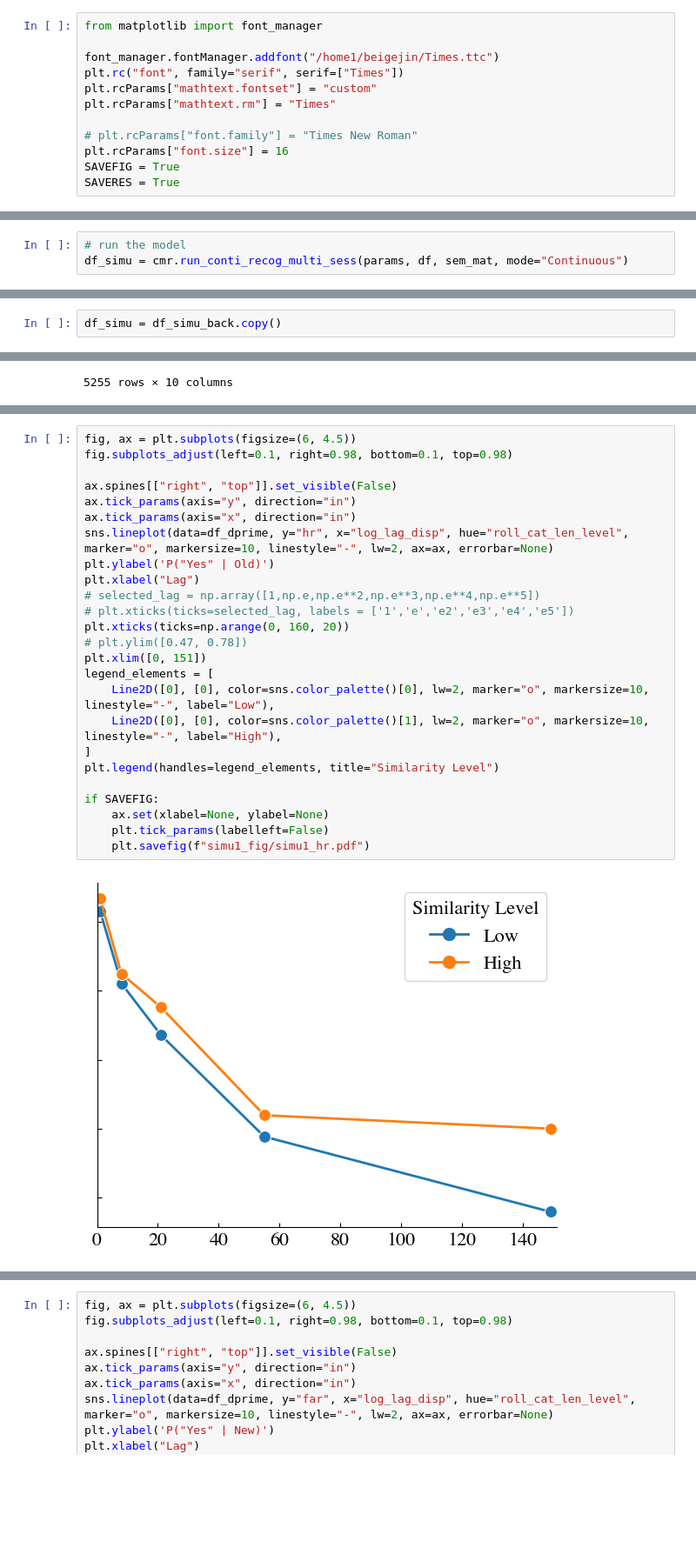
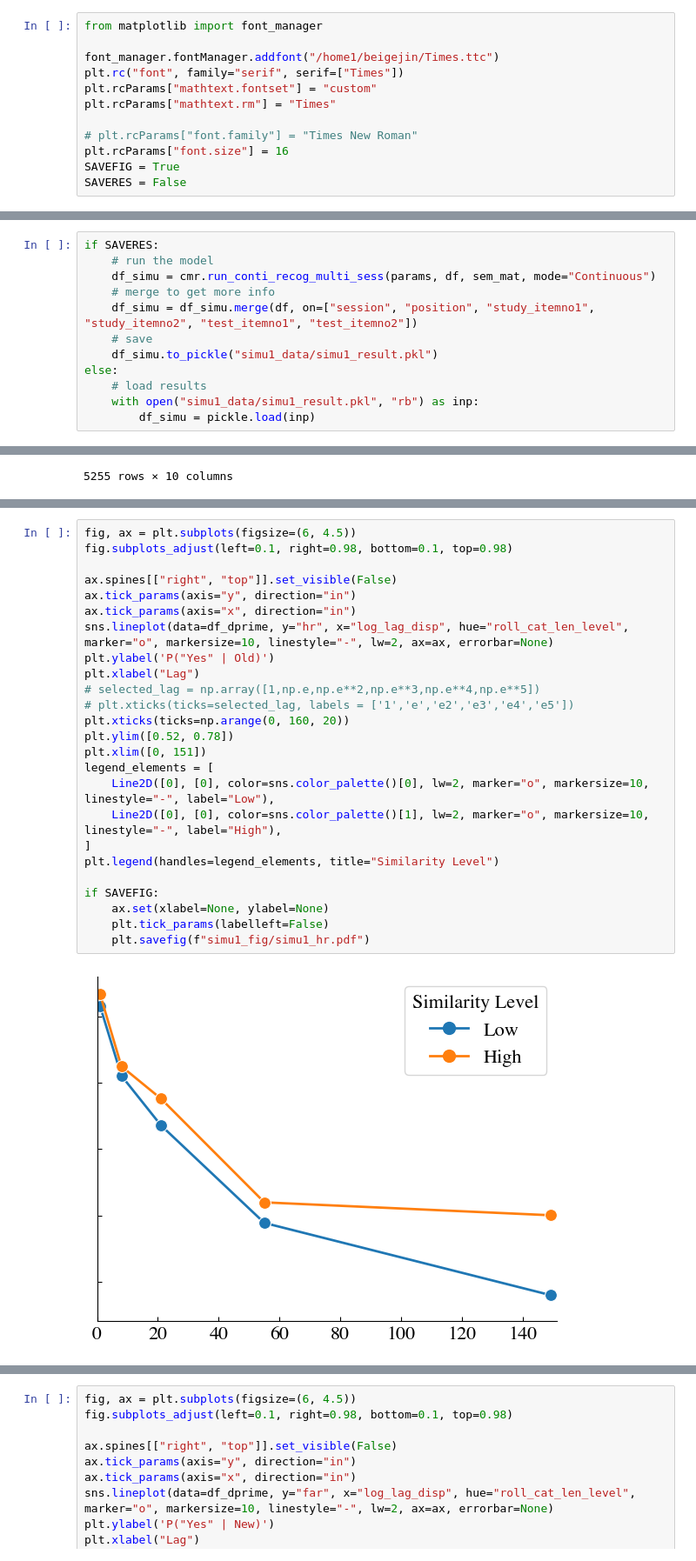
Before and after one commit to pennmem/CMR-IA, a Jupyter notebook: Analysis/simu1_recog_recsim/simu1_main.ipynb, the cells around one changed output, grey strips where cells are left out. Shown at 87% size. Drawn from its saved outputs; the diff is of its cells as text; blank space fills up the shorter version.

```diff
--- a/Analysis/simu1_recog_recsim/simu1_main.ipynb
+++ b/Analysis/simu1_recog_recsim/simu1_main.ipynb
@@ -23,7 +23,7 @@ plt.rcParams["mathtext.rm"] = "Times"
 # plt.rcParams["font.family"] = "Times New Roman"
 plt.rcParams["font.size"] = 16
 SAVEFIG = True
-SAVERES = True
+SAVERES = False
 # %% [markdown]
 ## Load Stimuli and Semantic Matrix
 # %%
@@ -115,5 +115,14 @@ params
 # threshs += cmr_model.recog_threshs
 # probs = cmr_model.recog_probs
 # %%
-# run the model
-df_simu = cmr.run_conti_recog_multi_sess(params, df, sem_mat, mode="Continuous")
+if SAVERES:
+    # run the model
+    df_simu = cmr.run_conti_recog_multi_sess(params, df, sem_mat, mode="Continuous")
+    # merge to get more info
+    df_simu = df_simu.merge(df, on=["session", "position", "study_itemno1", "study_itemno2", "test_itemno1", "test_itemno2"])
+    # save
+    df_simu.to_pickle("simu1_data/simu1_result.pkl")
+else:
+    # load results
+    with open("simu1_data/simu1_result.pkl", "rb") as inp:
+        df_simu = pickle.load(inp)
@@ -220,5 +201,3 @@ df_simu_back = df_simu.copy()
-# %%
-df_simu = df_simu_back.copy()
 # %%
 # calculate the rolling category length
 rolling_window = 9
@@ -491,28 +470,28 @@ df_dprime
 # %%
 fig, ax = plt.subplots(figsize=(6, 4.5))
 fig.subplots_adjust(left=0.1, right=0.98, bottom=0.1, top=0.98)
 
 ax.spines[["right", "top"]].set_visible(False)
 ax.tick_params(axis="y", direction="in")
 ax.tick_params(axis="x", direction="in")
 sns.lineplot(data=df_dprime, y="hr", x="log_lag_disp", hue="roll_cat_len_level", marker="o", markersize=10, linestyle="-", lw=2, ax=ax, errorbar=None)
 plt.ylabel('P("Yes" | Old)')
 plt.xlabel("Lag")
 # selected_lag = np.array([1,np.e,np.e**2,np.e**3,np.e**4,np.e**5])
 # plt.xticks(ticks=selected_lag, labels = ['1','e','e2','e3','e4','e5'])
 plt.xticks(ticks=np.arange(0, 160, 20))
-# plt.ylim([0.47, 0.78])
+plt.ylim([0.52, 0.78])
 plt.xlim([0, 151])
 legend_elements = [
     Line2D([0], [0], color=sns.color_palette()[0], lw=2, marker="o", markersize=10, linestyle="-", label="Low"),
     Line2D([0], [0], color=sns.color_palette()[1], lw=2, marker="o", markersize=10, linestyle="-", label="High"),
 ]
 plt.legend(handles=legend_elements, title="Similarity Level")
 
 if SAVEFIG:
     ax.set(xlabel=None, ylabel=None)
     plt.tick_params(labelleft=False)
     plt.savefig(f"simu1_fig/simu1_hr.pdf")
 # %% [output]
-[figure, old version]
+[figure, new version]
 # %% [markdown]
```
Also changed, not shown: parts of 12 cells of this notebook, 5 other files.
